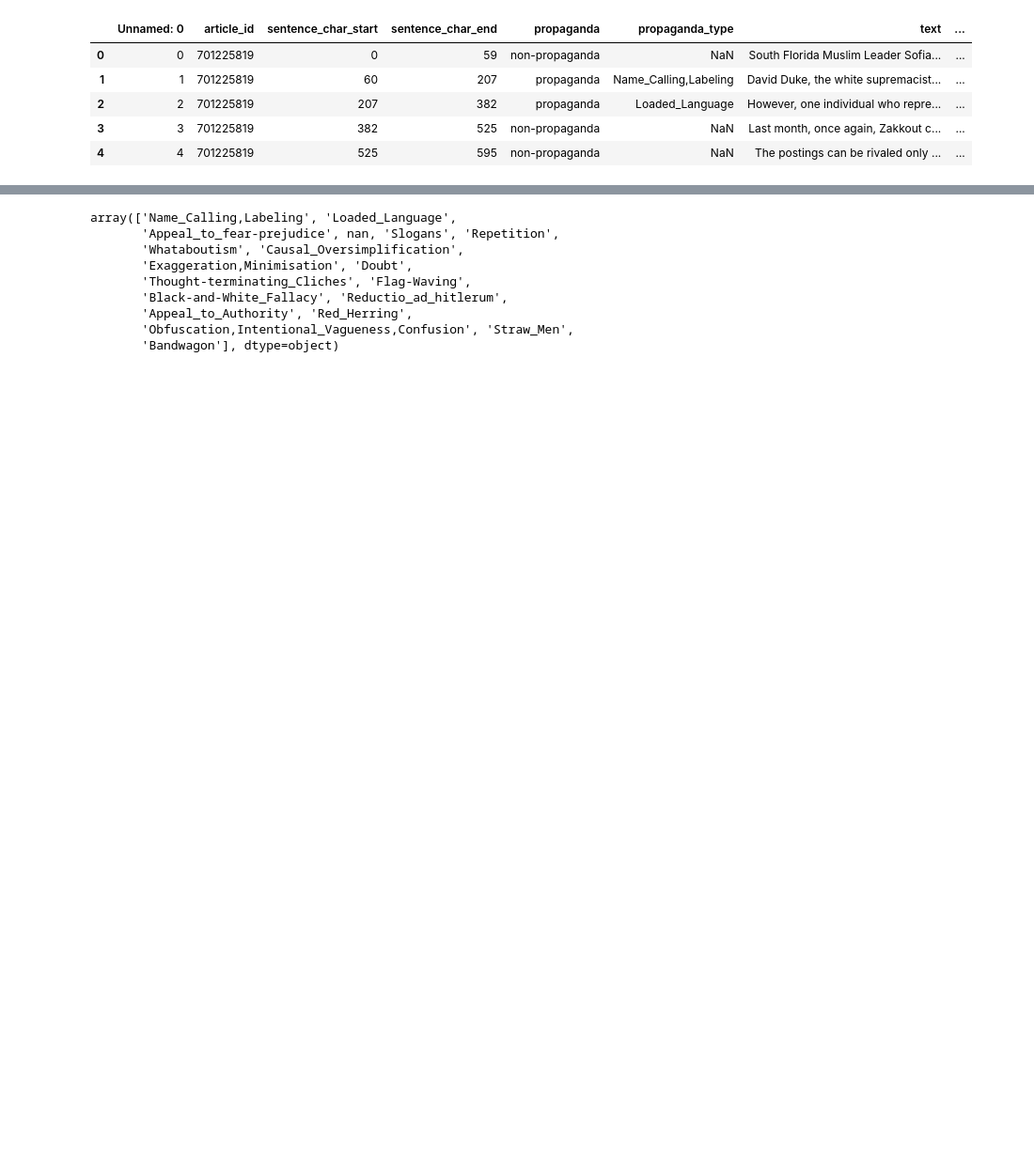
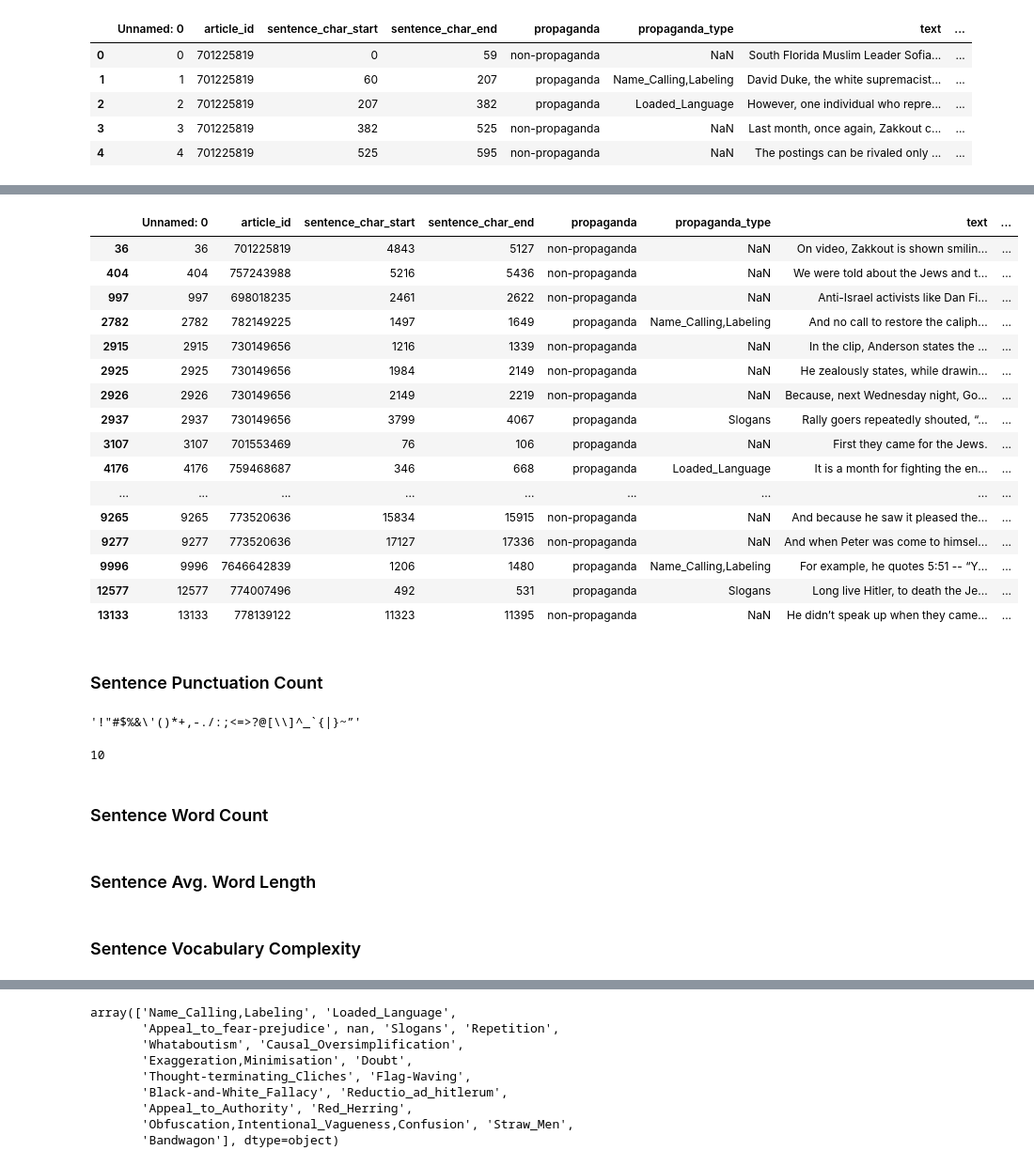
Before and after one commit to Sepelbaum/propaganda-project, a Jupyter notebook: sentence-data/tokenizing-sentences-1.ipynb, the cells around one changed output, grey strips where cells are left out. Shown at 94% size. Drawn from its saved outputs; the diff is of its cells as text; code cells hidden in the pictures; blank space fills up the shorter version.

```diff
--- a/sentence-data/tokenizing-sentences-1.ipynb
+++ b/sentence-data/tokenizing-sentences-1.ipynb
@@ -19,0 +92,22 @@ df.head()
+# %%
+df_1[df_1.text.str.contains('he Jews')]
+# %% [output]
+|  | Unnamed: 0 | article_id | sentence_char_start | sentence_char_end | propaganda | propaganda_type | text | ... |
+| 36 | 36 | 701225819 | 4843 | 5127 | non-propaganda | NaN | On video, Zakkout is shown smilin... | ... |
+| 404 | 404 | 757243988 | 5216 | 5436 | non-propaganda | NaN | We were told about the Jews and t... | ... |
+| 997 | 997 | 698018235 | 2461 | 2622 | non-propaganda | NaN | Anti-Israel activists like Dan Fi... | ... |
+| 2782 | 2782 | 782149225 | 1497 | 1649 | propaganda | Name_Calling,Labeling | And no call to restore the caliph... | ... |
+| 2915 | 2915 | 730149656 | 1216 | 1339 | non-propaganda | NaN | In the clip, Anderson states the ... | ... |
+| 2925 | 2925 | 730149656 | 1984 | 2149 | non-propaganda | NaN | He zealously states, while drawin... | ... |
+| 2926 | 2926 | 730149656 | 2149 | 2219 | non-propaganda | NaN | Because, next Wednesday night, Go... | ... |
+| 2937 | 2937 | 730149656 | 3799 | 4067 | propaganda | Slogans | Rally goers repeatedly shouted, “... | ... |
+| 3107 | 3107 | 701553469 | 76 | 106 | propaganda | NaN | First they came for the Jews. | ... |
+| 4176 | 4176 | 759468687 | 346 | 668 | propaganda | Loaded_Language | It is a month for fighting the en... | ... |
+| ... | ... | ... | ... | ... | ... | ... | ... | ... |
+| 9265 | 9265 | 773520636 | 15834 | 15915 | non-propaganda | NaN | And because he saw it pleased the... | ... |
+| 9277 | 9277 | 773520636 | 17127 | 17336 | non-propaganda | NaN | And when Peter was come to himsel... | ... |
+| 9996 | 9996 | 7646642839 | 1206 | 1480 | propaganda | Name_Calling,Labeling | For example, he quotes 5:51 -- “Y... | ... |
+| 12577 | 12577 | 774007496 | 492 | 531 | propaganda | Slogans | Long live Hitler, to death the Je... | ... |
+| 13133 | 13133 | 778139122 | 11323 | 11395 | non-propaganda | NaN | He didn’t speak up when they came... | ... |
+# %% [markdown]
+### Sentence Punctuation Count
@@ -19,0 +117,5 @@ df.head()
+# %%
+punctuation = punctuation + '”'
+punctuation
+# %% [output]
+'!"#$%&\'()*+,-./:;<=>?@[\\]^_`{|}~”'
@@ -19,0 +133,11 @@ df.head()
+# %%
+test_string = 'He said: "HELLO!"... but that is it... no more'
+count_punct(test_string)
+# %% [output]
+10
+# %% [markdown]
+### Sentence Word Count
+# %% [markdown]
+### Sentence Avg. Word Length
+# %% [markdown]
+### Sentence Vocabulary Complexity
```
Also changed, not shown: parts of 20 cells of this notebook.
